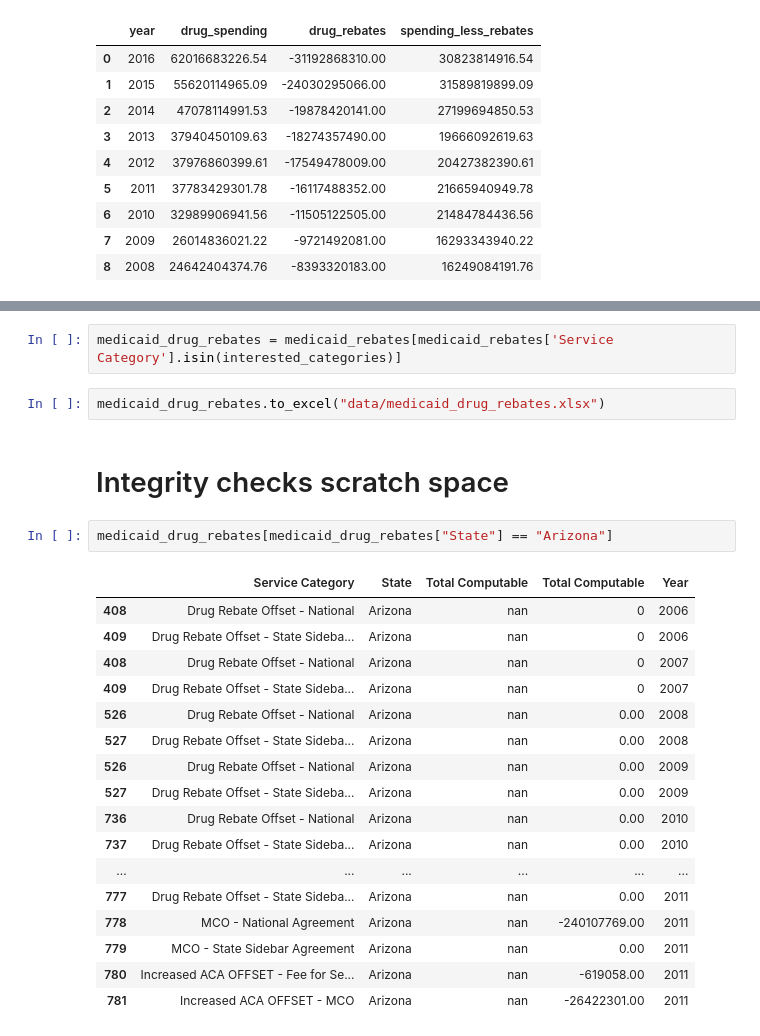
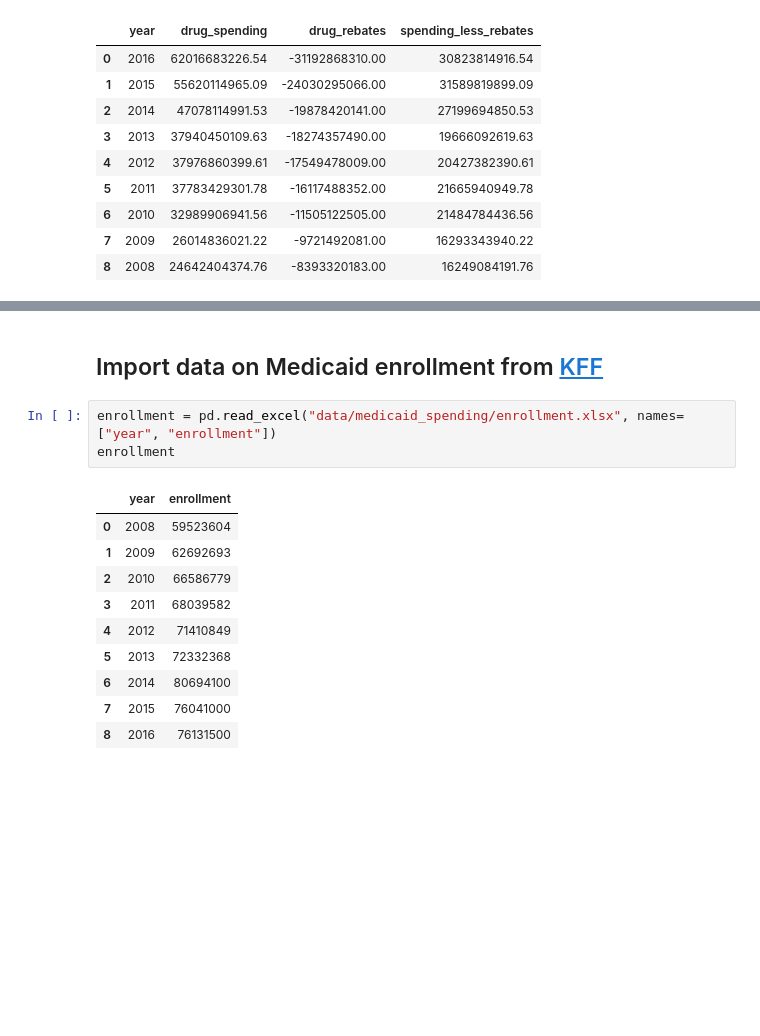
Before and after one commit to PublicI/medicaid-influence-analysis, a Jupyter notebook: drug_spending.ipynb, the cells around one changed output, grey strips where cells are left out. Saved outputs shown, nothing was run; the diff lists cells and outputs as text; blank space fills up the shorter version.

```diff
--- a/drug_spending.ipynb
+++ b/drug_spending.ipynb
@@ -656,26 +260,16 @@ interested_categories = ("Drug Rebate Offset - National",
-# %%
-medicaid_drug_rebates = medicaid_rebates[medicaid_rebates['Service Category'].isin(interested_categories)]
-# %%
-medicaid_drug_rebates.to_excel("data/medicaid_drug_rebates.xlsx")
-# %% [markdown]
-# Integrity checks scratch space
-# %%
-medicaid_drug_rebates[medicaid_drug_rebates["State"] == "Arizona"]
-# %% [output]
-|  | Service Category | State | Total Computable | Total Computable | Year |
-| 408 | Drug Rebate Offset - National | Arizona | nan | 0 | 2006 |
-| 409 | Drug Rebate Offset - State Sideba... | Arizona | nan | 0 | 2006 |
-| 408 | Drug Rebate Offset - National | Arizona | nan | 0 | 2007 |
-| 409 | Drug Rebate Offset - State Sideba... | Arizona | nan | 0 | 2007 |
-| 526 | Drug Rebate Offset - National | Arizona | nan | 0.00 | 2008 |
-| 527 | Drug Rebate Offset - State Sideba... | Arizona | nan | 0.00 | 2008 |
-| 526 | Drug Rebate Offset - National | Arizona | nan | 0.00 | 2009 |
-| 527 | Drug Rebate Offset - State Sideba... | Arizona | nan | 0.00 | 2009 |
-| 736 | Drug Rebate Offset - National | Arizona | nan | 0.00 | 2010 |
-| 737 | Drug Rebate Offset - State Sideba... | Arizona | nan | 0.00 | 2010 |
-| ... | ... | ... | ... | ... | ... |
-| 777 | Drug Rebate Offset - State Sideba... | Arizona | nan | 0.00 | 2011 |
-| 778 | MCO - National Agreement | Arizona | nan | -240107769.00 | 2011 |
-| 779 | MCO - State Sidebar Agreement | Arizona | nan | 0.00 | 2011 |
-| 780 | Increased ACA OFFSET - Fee for Se... | Arizona | nan | -619058.00 | 2011 |
-| 781 | Increased ACA OFFSET - MCO | Arizona | nan | -26422301.00 | 2011 |
+# %% [markdown]
+## Import data on Medicaid enrollment from [KFF](https://www.kff.org/)
+# %%
+enrollment = pd.read_excel("data/medicaid_spending/enrollment.xlsx", names=["year", "enrollment"])
+enrollment
+# %% [output]
+|  | year | enrollment |
+| 0 | 2008 | 59523604 |
+| 1 | 2009 | 62692693 |
+| 2 | 2010 | 66586779 |
+| 3 | 2011 | 68039582 |
+| 4 | 2012 | 71410849 |
+| 5 | 2013 | 72332368 |
+| 6 | 2014 | 80694100 |
+| 7 | 2015 | 76041000 |
+| 8 | 2016 | 76131500 |
```
Also changed, not shown: parts of 55 cells of this notebook.
